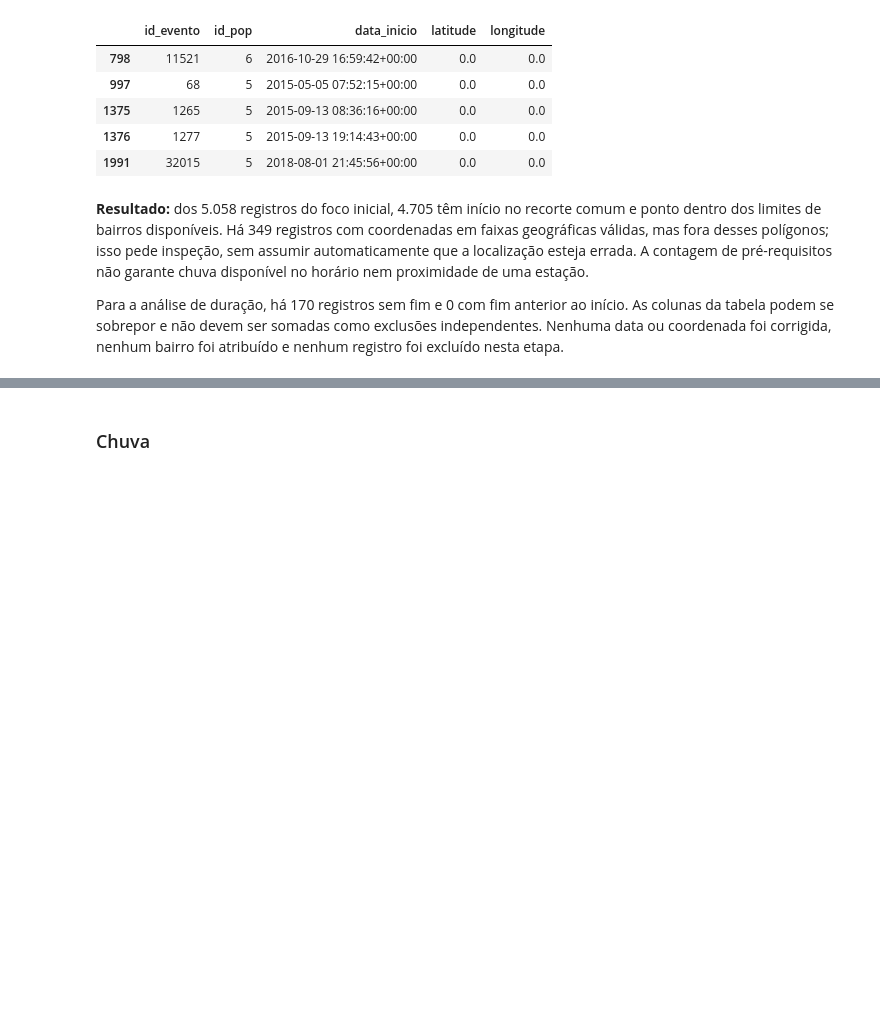
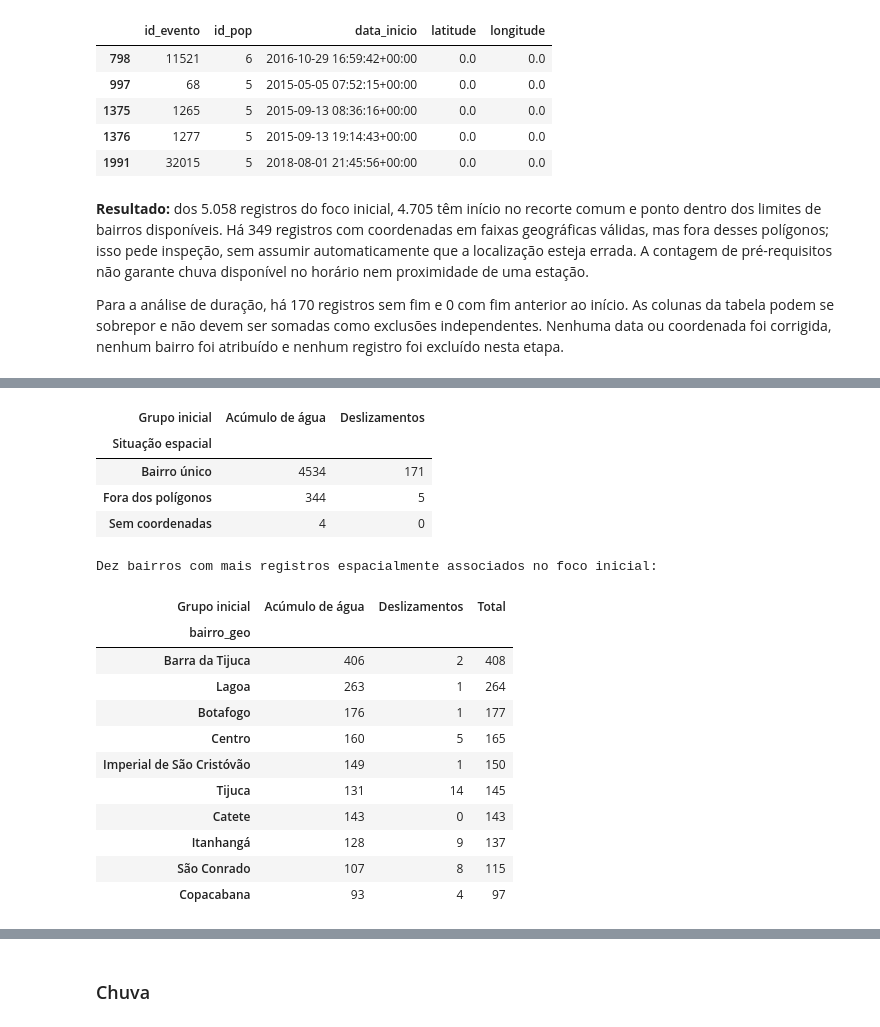
Before and after one commit to PedroVNeves/Quando_a_chuva_vira_problema, a Jupyter notebook: analise.ipynb, the cells around one changed output, grey strips where cells are left out. Drawn from its saved outputs; the diff is of its cells as text; code cells hidden in the pictures; blank space fills up the shorter version.

Commit message:
Associa ocorrências aos bairros pelas coordenadas

```diff
--- a/analise.ipynb
+++ b/analise.ipynb
@@ -537,0 +544,55 @@ Para a análise de duração, há 170 registros sem fim e 0 com fim anterior ao
+# %%
+bairros_associacao_cor = limites_qualidade_cor[["id_bairro", "nome", "geometry"]].rename(
+    columns={"id_bairro": "id_bairro_geo", "nome": "bairro_geo"},
+)
+pontos_associacao_cor = gpd.GeoDataFrame(
+    index=pontos_qualidade_cor.index, geometry=pontos_qualidade_cor,
+)
+cor_bairros_candidatos = gpd.sjoin(
+    pontos_associacao_cor, bairros_associacao_cor, how="left", predicate="intersects",
+)
+quantidade_bairros_cor = cor_bairros_candidatos.groupby(level=0)["id_bairro_geo"].nunique()
+cor_com_bairro = cor_foco_qualidade.copy()
+cor_com_bairro["Bairros candidatos (n)"] = (
+    cor_com_bairro.index.to_series().map(quantidade_bairros_cor).fillna(0).astype(int)
+)
+# Uma associação por linha original, apenas quando há um único ID de bairro.
+associacao_unica_cor = cor_bairros_candidatos.loc[
+    cor_bairros_candidatos.index.map(quantidade_bairros_cor) == 1,
+    ["id_bairro_geo", "bairro_geo"],
+].groupby(level=0).first()
+cor_com_bairro = cor_com_bairro.join(associacao_unica_cor, validate="one_to_one")
+cor_com_bairro["Situação espacial"] = "Sem coordenadas"
+cor_com_bairro.loc[~coords_ausentes_cor & ~coords_na_faixa_cor, "Situação espacial"] = "Coordenadas fora da faixa"
+cor_com_bairro.loc[coords_na_faixa_cor, "Situação espacial"] = "Fora dos polígonos"
+cor_com_bairro.loc[cor_com_bairro["Bairros candidatos (n)"] == 1, "Situação espacial"] = "Bairro único"
+cor_com_bairro.loc[cor_com_bairro["Bairros candidatos (n)"] > 1, "Situação espacial"] = "Mais de um bairro"
+
+resumo_associacao_cor = pd.crosstab(cor_com_bairro["Situação espacial"], cor_com_bairro["Grupo inicial"])
+display(resumo_associacao_cor)
+# Contagem descritiva: não é um ranking de risco ou uma taxa ajustada por população e chuva.
+registros_bairro_cor = cor_com_bairro.loc[cor_com_bairro["Situação espacial"] == "Bairro único"].groupby(
+    ["bairro_geo", "Grupo inicial"],
+).size().unstack(fill_value=0)
+registros_bairro_cor["Total"] = registros_bairro_cor.sum(axis=1)
+print("Dez bairros com mais registros espacialmente associados no foco inicial:")
+display(registros_bairro_cor.sort_values("Total", ascending=False).head(10))
+# %% [output]
+| Grupo inicial | Acúmulo de água | Deslizamentos |
+| Situação espacial |  |  |
+| Bairro único | 4534 | 171 |
+| Fora dos polígonos | 344 | 5 |
+| Sem coordenadas | 4 | 0 |
+Dez bairros com mais registros espacialmente associados no foco inicial:
+| Grupo inicial | Acúmulo de água | Deslizamentos | Total |
+| bairro_geo |  |  |  |
+| Barra da Tijuca | 406 | 2 | 408 |
+| Lagoa | 263 | 1 | 264 |
+| Botafogo | 176 | 1 | 177 |
+| Centro | 160 | 5 | 165 |
+| Imperial de São Cristóvão | 149 | 1 | 150 |
+| Tijuca | 131 | 14 | 145 |
+| Catete | 143 | 0 | 143 |
+| Itanhangá | 128 | 9 | 137 |
+| São Conrado | 107 | 8 | 115 |
+| Copacabana | 93 | 4 | 97 |
```
Also changed, not shown: parts of 2 cells of this notebook.
